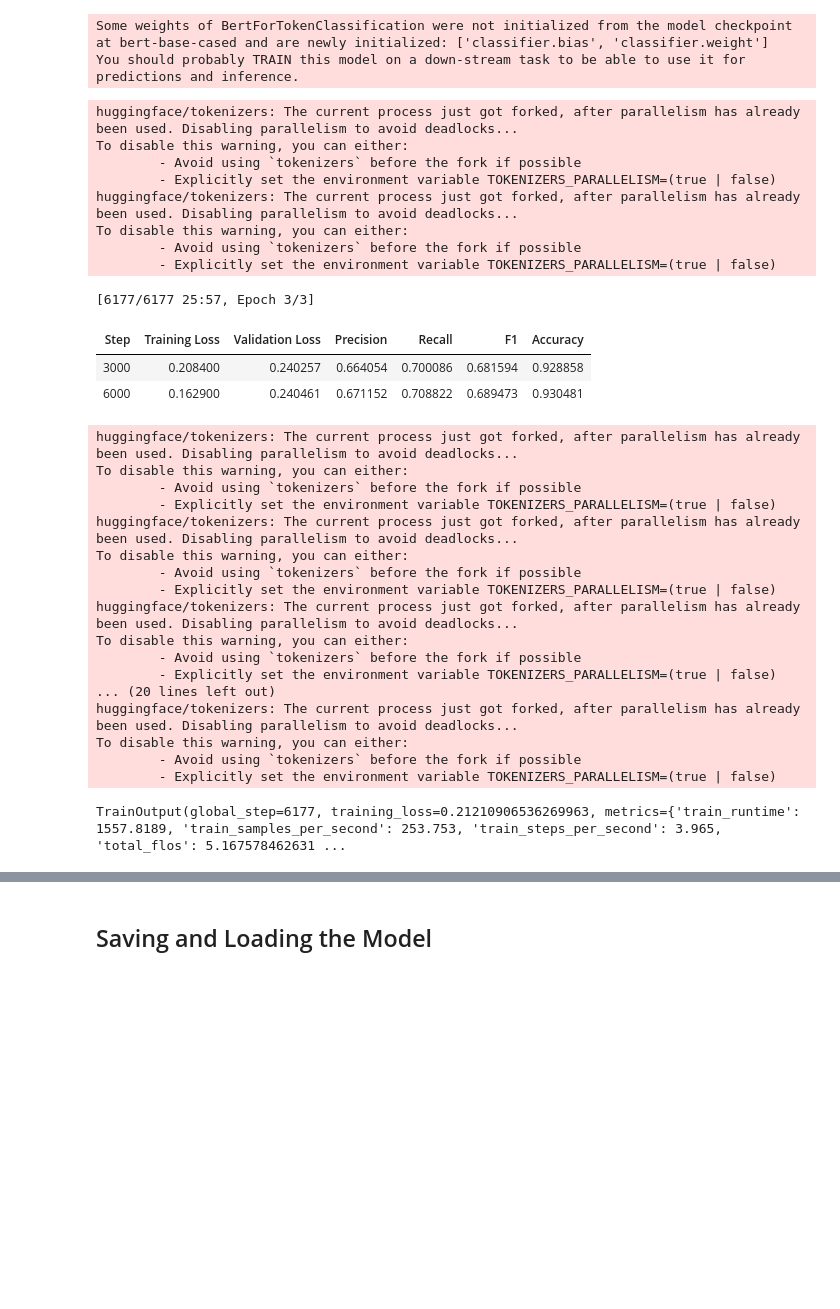
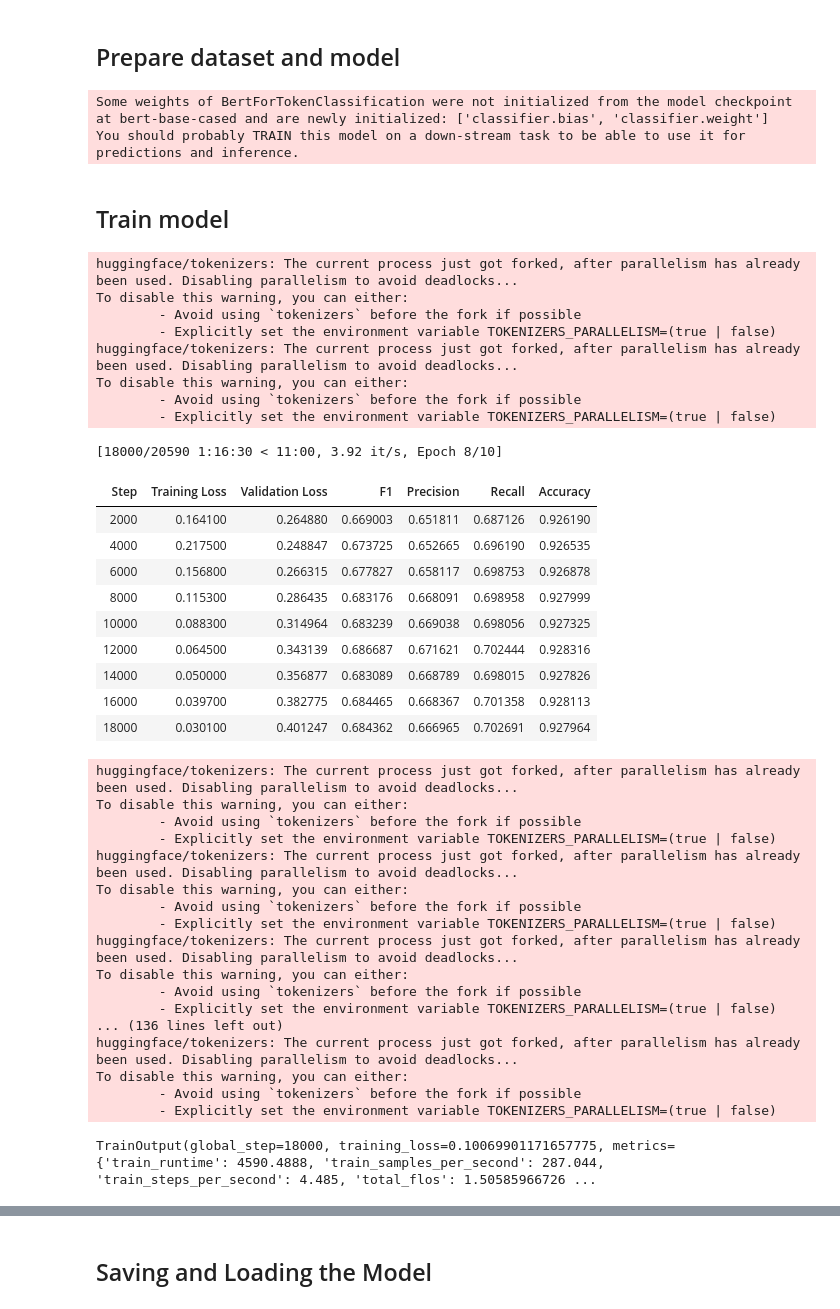
Before and after one commit to Danzigerrr/ProbNEL, a Jupyter notebook: Colab Notebooks/FewNERDWithBERT.ipynb, the cells around one changed output, grey strips where cells are left out. Drawn from its saved outputs; the diff is of its cells as text; code cells hidden in the pictures; blank space fills up the shorter version.

```diff
--- a/Colab Notebooks/FewNERDWithBERT.ipynb
+++ b/Colab Notebooks/FewNERDWithBERT.ipynb
@@ -18,3 +26,5 @@ import evaluate
+# %% [markdown]
+## Prepare dataset and model
 # %%
 encoder_id = "bert-base-cased"
 # Use the fast tokenizer version, which supports word_ids()
@@ -65,6 +75,8 @@ tokenized_datasets = dataset.map(tokenize_and_align_labels, batched=True)
 # %% [output]
 Some weights of BertForTokenClassification were not initialized from the model checkpoint at bert-base-cased and are newly initialized: ['classifier.bias', 'classifier.weight']
 You should probably TRAIN this model on a down-stream task to be able to use it for predictions and inference.
+# %% [markdown]
+## Train model
 # %%
 # Prepare training arguments.
 model_id = f"bert-token-classification-{encoder_id}-fewnerd-fine-super"
@@ -72,19 +84,23 @@ output_dir = Path("models") / model_id
 training_args = TrainingArguments(
     output_dir=output_dir,
     learning_rate=5e-5,
-    per_device_train_batch_size=64,  # Increased batch size for training
-    per_device_eval_batch_size=64,   # Increased batch size for evaluation
-    num_train_epochs=3,
+    per_device_train_batch_size=64,
+    per_device_eval_batch_size=64,
+    num_train_epochs=10,
     weight_decay=0.01,
     warmup_ratio=0.1,
-    bf16=True,  # Replace with fp16 if your hardware does not support bf16.
+    bf16=True,
     logging_first_step=True,
     logging_steps=50,
     eval_strategy="steps",
     save_strategy="steps",
-    eval_steps=3000,
+    eval_steps=2000,  # Keep eval_steps as 3000
+    save_steps=2000,  # Change save_steps to 3000 or another multiple of eval_steps
     save_total_limit=2,
     dataloader_num_workers=2,
+    load_best_model_at_end=True,
+    metric_for_best_model="eval_f1",
+    greater_is_better=True,
 )
 
 # Load evaluation metric.
@@ -106,38 +122,46 @@ def compute_metrics(p):
     return {
         "precision": results["overall_precision"],
         "recall": results["overall_recall"],
-        "f1": results["overall_f1"],
+        "eval_f1": results["overall_f1"],  # key for evaluation F1
         "accuracy": results["overall_accuracy"],
     }
 # %%
 # Use a dedicated data collator to handle padding of both inputs and labels.
 data_collator = DataCollatorForTokenClassification(tokenizer)
 
-# Initialize Trainer without directly passing tokenizer.
+# Initialize Trainer and add the early stopping callback.
 trainer = Trainer(
     model=model,
     args=training_args,
     train_dataset=tokenized_datasets["train"],
     eval_dataset=tokenized_datasets["validation"],
     data_collator=data_collator,
     compute_metrics=compute_metrics,
+    callbacks=[EarlyStoppingCallback(early_stopping_patience=3)],  # Stops if no improvement in 3 eval calls.
 )
 
 # Train the model.
 trainer.train()
 # %% [output]
 huggingface/tokenizers: The current process just got forked, after parallelism has already been used. Disabling parallelism to avoid deadlocks...
 To disable this warning, you can either:
         - Avoid using `tokenizers` before the fork if possible
         - Explicitly set the environment variable TOKENIZERS_PARALLELISM=(true | false)
 huggingface/tokenizers: The current process just got forked, after parallelism has already been used. Disabling parallelism to avoid deadlocks...
 To disable this warning, you can either:
         - Avoid using `tokenizers` before the fork if possible
         - Explicitly set the environment variable TOKENIZERS_PARALLELISM=(true | false)
-[6177/6177 25:57, Epoch 3/3]
+[18000/20590 1:16:30 < 11:00, 3.92 it/s, Epoch 8/10]
-| Step | Training Loss | Validation Loss | Precision | Recall | F1 | Accuracy |
-| 3000 | 0.208400 | 0.240257 | 0.664054 | 0.700086 | 0.681594 | 0.928858 |
-| 6000 | 0.162900 | 0.240461 | 0.671152 | 0.708822 | 0.689473 | 0.930481 |
+| Step | Training Loss | Validation Loss | F1 | Precision | Recall | Accuracy |
+| 2000 | 0.164100 | 0.264880 | 0.669003 | 0.651811 | 0.687126 | 0.926190 |
+| 4000 | 0.217500 | 0.248847 | 0.673725 | 0.652665 | 0.696190 | 0.926535 |
+| 6000 | 0.156800 | 0.266315 | 0.677827 | 0.658117 | 0.698753 | 0.926878 |
+| 8000 | 0.115300 | 0.286435 | 0.683176 | 0.668091 | 0.698958 | 0.927999 |
+| 10000 | 0.088300 | 0.314964 | 0.683239 | 0.669038 | 0.698056 | 0.927325 |
+| 12000 | 0.064500 | 0.343139 | 0.686687 | 0.671621 | 0.702444 | 0.928316 |
+| 14000 | 0.050000 | 0.356877 | 0.683089 | 0.668789 | 0.698015 | 0.927826 |
+| 16000 | 0.039700 | 0.382775 | 0.684465 | 0.668367 | 0.701358 | 0.928113 |
+| 18000 | 0.030100 | 0.401247 | 0.684362 | 0.666965 | 0.702691 | 0.927964 |
 huggingface/tokenizers: The current process just got forked, after parallelism has already been used. Disabling parallelism to avoid deadlocks...
 To disable this warning, you can either:
         - Avoid using `tokenizers` before the fork if possible
@@ -150,9 +174,9 @@ huggingface/tokenizers: The current process just got forked, after parallelism h
 To disable this warning, you can either:
         - Avoid using `tokenizers` before the fork if possible
         - Explicitly set the environment variable TOKENIZERS_PARALLELISM=(true | false)
-... (20 lines left out)
+... (136 lines left out)
 huggingface/tokenizers: The current process just got forked, after parallelism has already been used. Disabling parallelism to avoid deadlocks...
 To disable this warning, you can either:
         - Avoid using `tokenizers` before the fork if possible
         - Explicitly set the environment variable TOKENIZERS_PARALLELISM=(true | false)
-TrainOutput(global_step=6177, training_loss=0.21210906536269963, metrics={'train_runtime': 1557.8189, 'train_samples_per_second': 253.753, 'train_steps_per_second': 3.965, 'total_flos': 5.167578462631 ...
+TrainOutput(global_step=18000, training_loss=0.10069901171657775, metrics={'train_runtime': 4590.4888, 'train_samples_per_second': 287.044, 'train_steps_per_second': 4.485, 'total_flos': 1.50585966726 ...
```
Also changed, not shown: parts of 19 cells of this notebook.
